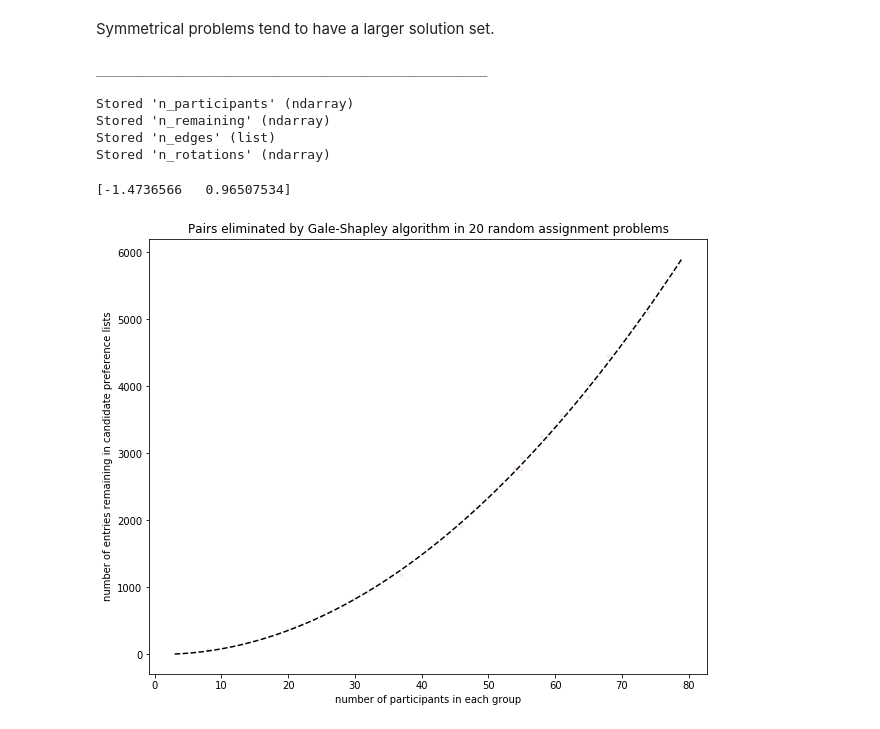
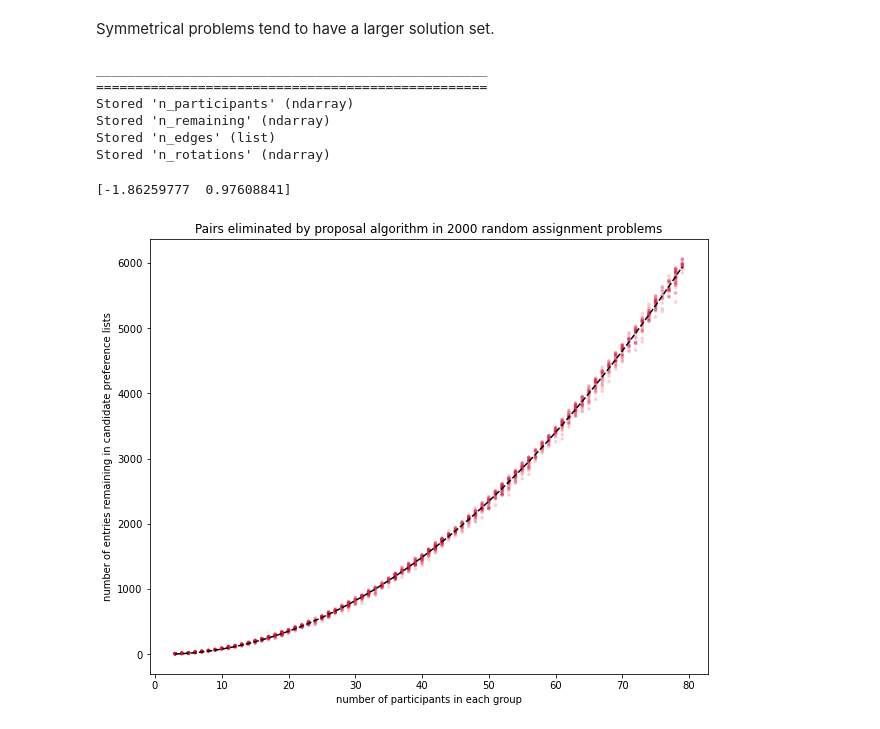
Before and after one commit to maxkapur/assignment, a Jupyter notebook: discussion.ipynb, the cells around one changed output. Cells and saved outputs as stored; diff of their text form; code cells hidden in the pictures.

```diff
--- a/discussion.ipynb
+++ b/discussion.ipynb
@@ -200,5 +256,5 @@ pass
 
 Asymmetrical problems, and problems with desk rejects, typically have few or no rotations.
 # %%
-size = 200
+size = 2000
 # %%
@@ -236,10 +299,10 @@ pass
 # %% [markdown]
 Symmetrical problems tend to have a larger solution set.
 # %%
-size = 20
+size = 2000
 maxn = 80
 # %%
-#%%script false --no-raise-error
+%%script false --no-raise-error
 np.random.seed(8585)
 
 n_participants = []
@@ -260,7 +323,7 @@ for i in range(size):
     material = assignment(A, B)
 
     n_participants.append(n_i)
-    n_remaining.append(sum([len(i) for i in material.GaleShapley()[1]]))
+    n_remaining.append(sum([len(i) for i in material.proposal()[1]]))
     edges, rp = material.rotation_digraph()[:2]
     n_edges.append(len(edges))
     n_rotations.append(len(rp))
@@ -277,7 +340,7 @@ n_rotations = np.array(n_rotations)
 %store n_rotations
 # %% [output]
 __________________________________________________
-
+==================================================
 Stored 'n_participants' (ndarray)
 Stored 'n_remaining' (ndarray)
 Stored 'n_edges' (list)
@@ -285,19 +348,19 @@ Stored 'n_rotations' (ndarray)
 # %%
 coef = np.linalg.lstsq(np.stack([n_participants, n_participants**2]).T,
                        n_remaining, rcond=None)[0]
 print(coef)
 
 fig, ax = plt.subplots(figsize=(10,8))
 x_plot = np.arange(3, maxn)
 ax.plot(x_plot, coef @ [x_plot, x_plot**2], color="black", ls="--")
-ax.scatter(n_participants, n_remaining, marker=".", color="crimson", alpha=.1, s=50, ec=None)
+ax.scatter(n_participants, n_remaining, marker=".", color="crimson", alpha=.2, s=50, ec=None)
 ax.set_xlabel("number of participants in each group")
 ax.set_ylabel("number of entries remaining in candidate preference lists")
-ax.set_title("Pairs eliminated by Gale-Shapley algorithm in {} random assignment problems".format(size))
+ax.set_title("Pairs eliminated by proposal algorithm in {} random assignment problems".format(size))
 pass
 # %% [output]
-[-1.4736566   0.96507534]
+[-1.86259777  0.97608841]
-[figure, old version]
+[figure, new version]
 # %%
 coef = np.linalg.lstsq(n_participants.reshape(-1,1),
                         n_rotations, rcond=None)[0]
```
Also changed, not shown: parts of 16 cells of this notebook, 6 other files.
